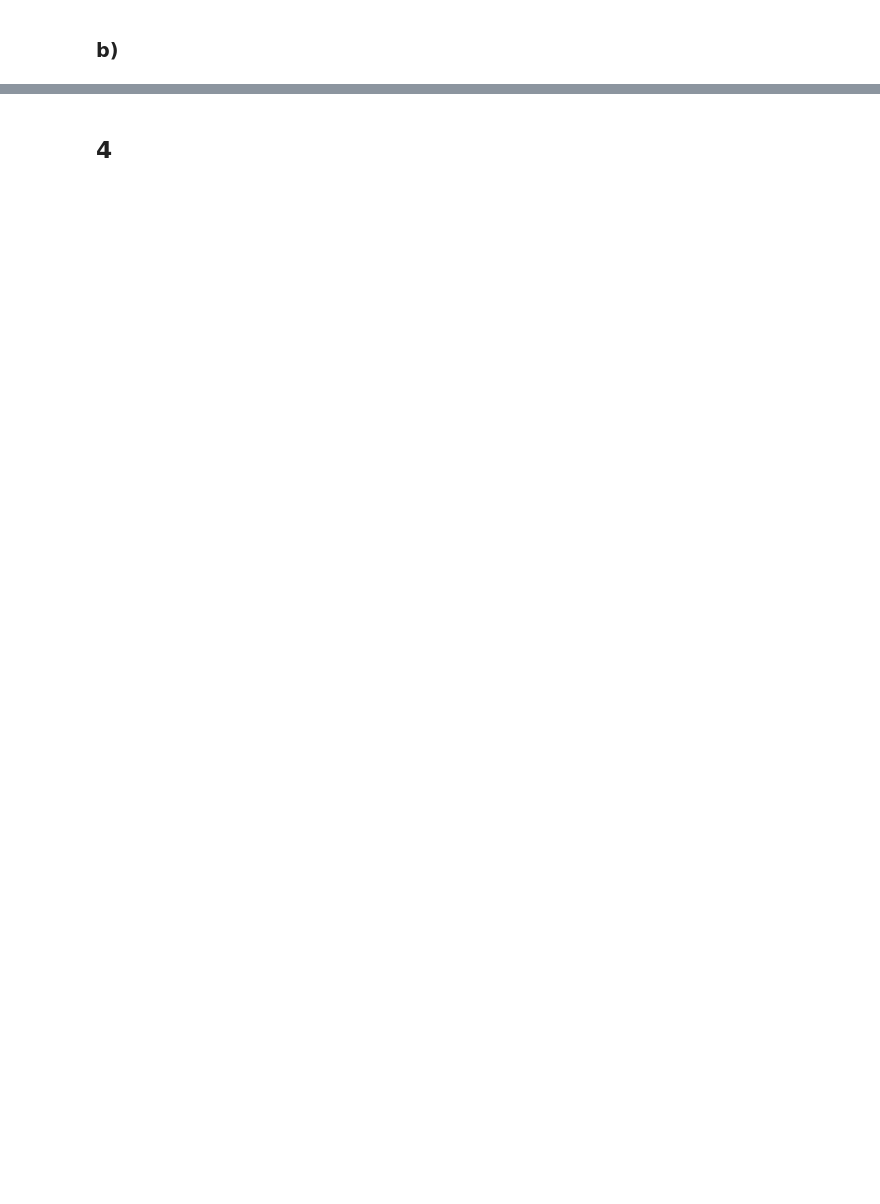
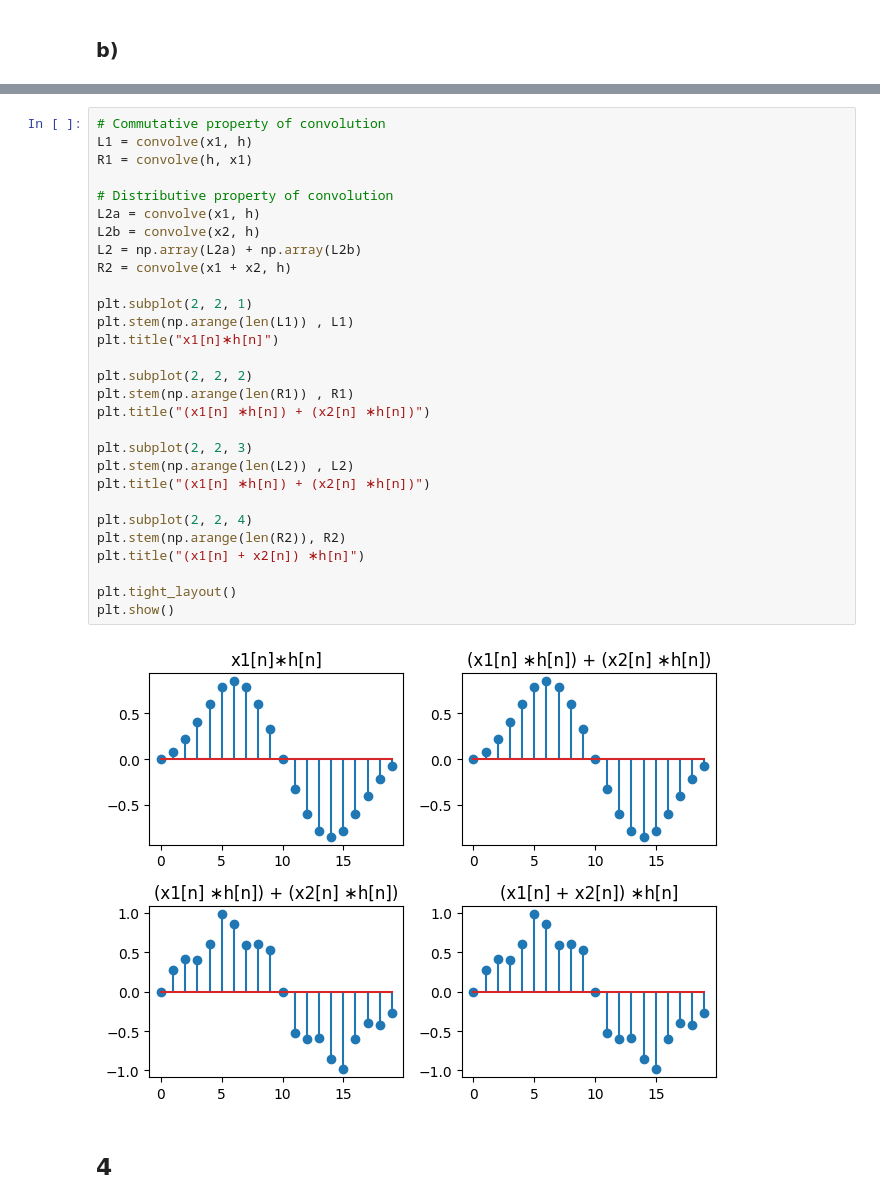
Before and after one commit to schubertosamo/Hausaufgabe.1, a Jupyter notebook: homework_01_group_F.ipynb, the cells around one changed output, grey strips where cells are left out. Drawn from its saved outputs; the diff is of its cells as text; blank space fills up the shorter version.

```diff
--- a/homework_01_group_F.ipynb
+++ b/homework_01_group_F.ipynb
@@ -78,3 +140,34 @@ print(convolve_signals(a, b))
+# %%
+# Commutative property of convolution
+L1 = convolve(x1, h)
+R1 = convolve(h, x1)
+
+# Distributive property of convolution
+L2a = convolve(x1, h)
+L2b = convolve(x2, h)
+L2 = np.array(L2a) + np.array(L2b)
+R2 = convolve(x1 + x2, h)
+
+plt.subplot(2, 2, 1)
+plt.stem(np.arange(len(L1)) , L1)
+plt.title("x1[n]∗h[n]")
+
+plt.subplot(2, 2, 2)
+plt.stem(np.arange(len(R1)) , R1)
+plt.title("(x1[n] ∗h[n]) + (x2[n] ∗h[n])")
+
+plt.subplot(2, 2, 3)
+plt.stem(np.arange(len(L2)) , L2)
+plt.title("(x1[n] ∗h[n]) + (x2[n] ∗h[n])")
+
+plt.subplot(2, 2, 4)
+plt.stem(np.arange(len(R2)), R2)
+plt.title("(x1[n] + x2[n]) ∗h[n]")
+
+plt.tight_layout()
+plt.show()
+# %% [output]
+[figure, added]
 # %% [markdown]
 ## 4
 # %%
```
Also changed, not shown: parts of 5 cells of this notebook.
